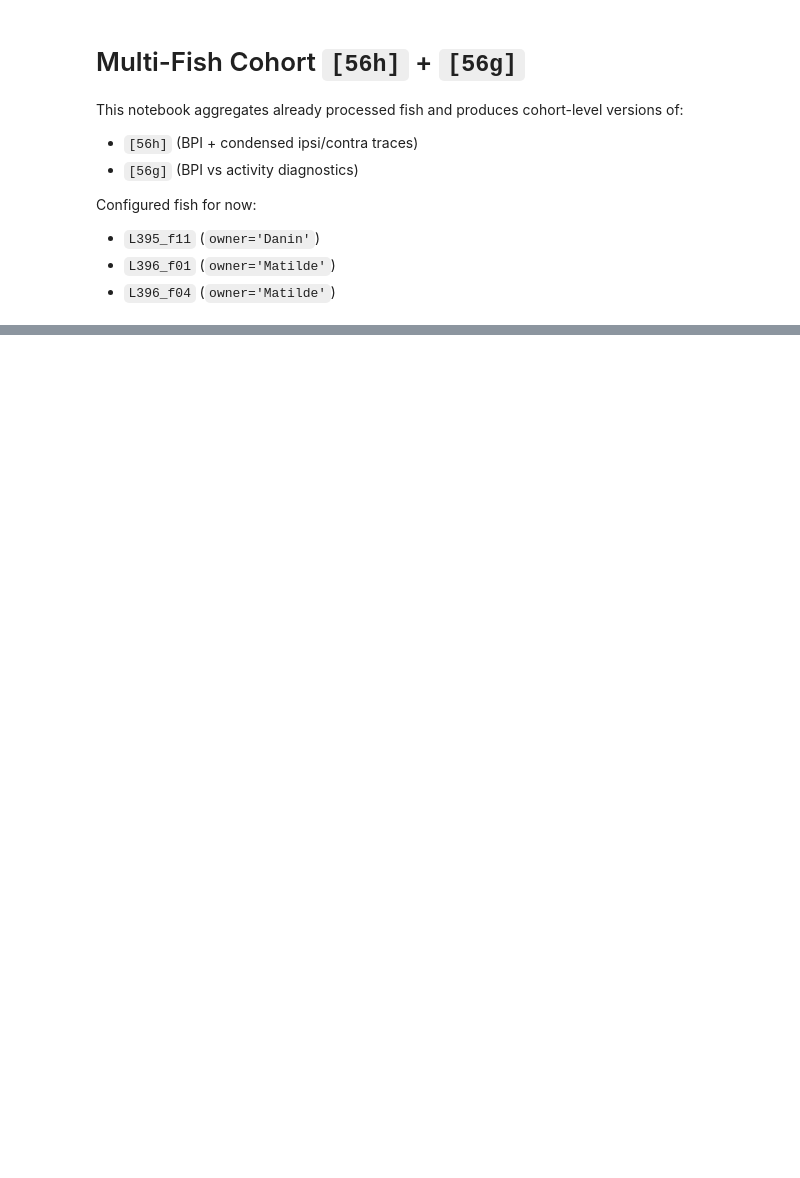
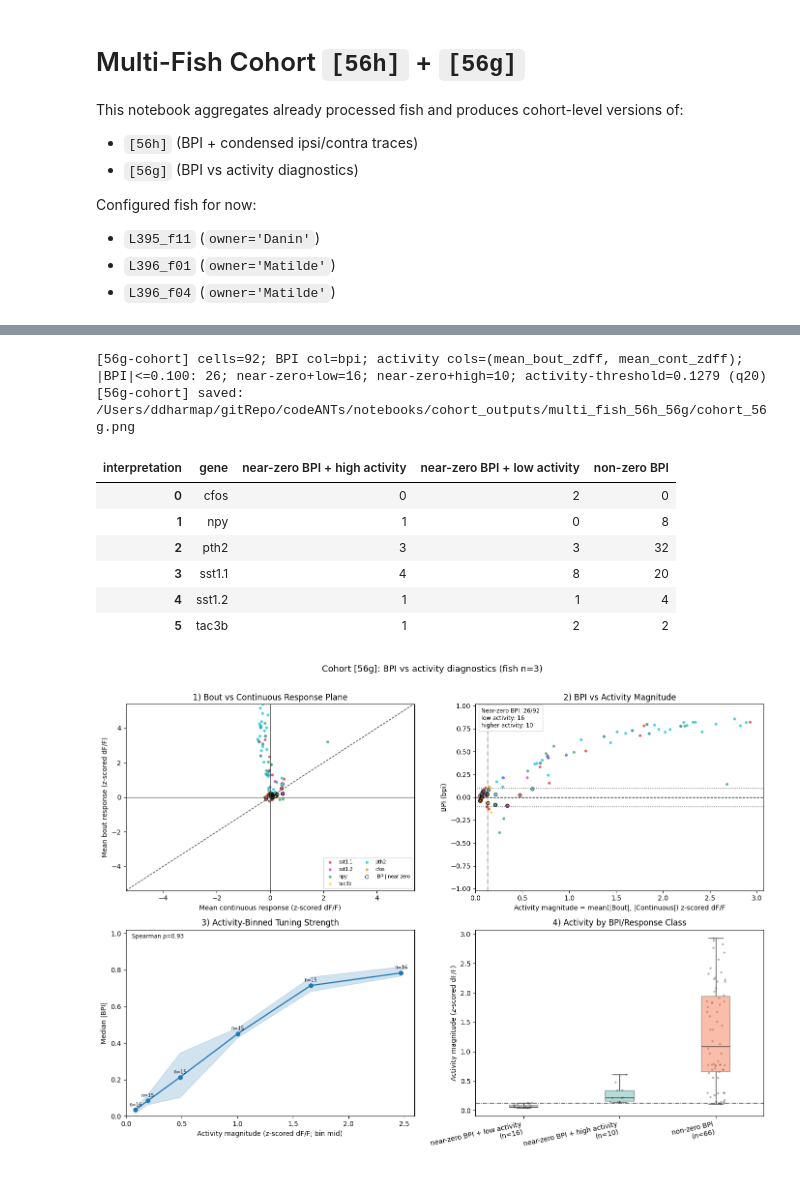
Before and after one commit to LarschLab/ddharmap-ANTs, a Jupyter notebook: notebooks/multi_fish_56h_56g.ipynb, the cells around one changed output, grey strips where cells are left out. Saved outputs shown, nothing was run; the diff lists cells and outputs as text; code cells hidden in the pictures; blank space fills up the shorter version.

```diff
--- a/notebooks/multi_fish_56h_56g.ipynb
+++ b/notebooks/multi_fish_56h_56g.ipynb
@@ -1474,5 +1736,14 @@ plt.show()
 # %%
 # [56g-cohort] Cohort BPI/activity diagnostics (2x2)
+if ("cohort_bpi_cells_df" not in globals()) or (globals().get("cohort_bpi_cells_df") is None) or globals()["cohort_bpi_cells_df"].empty:
+    load_cohort_outputs_from_disk(
+        COHORT_OUTDIR,
+        load_tables=True,
+        load_trace_cache=False,
+        overwrite_globals=False,
+        verbose=True,
+    )
+
 if "cohort_bpi_cells_df" not in globals() or globals().get("cohort_bpi_cells_df") is None or globals()["cohort_bpi_cells_df"].empty:
     raise RuntimeError("cohort_bpi_cells_df missing; run [cohort-build] first.")
 
@@ -1783,30 +2054,41 @@ else:
 n_fish_ok = int(globals()['cohort_fish_summary_df'].get('ok', pd.Series(dtype=bool)).sum())
 fig.suptitle(f'Cohort [56g]: BPI vs activity diagnostics (fish n={n_fish_ok})', fontsize=13)
 fig.tight_layout(rect=[0, 0, 1, 0.97])
 
 out_path = COHORT_OUTDIR / 'cohort_56g.png'
 fig.savefig(out_path, dpi=200, bbox_inches='tight')
 print(f"[56g-cohort] saved: {out_path}")
 
 globals()['cohort_bpi_activity_df'] = df.copy()
 globals()['cohort_bpi_activity_bins_df'] = binned_df.copy()
 globals()['FIG_56G_COHORT_LAST'] = fig
 try:
     fig.canvas.draw()
     globals()['FIG_56G_COHORT_RGBA'] = np.asarray(fig.canvas.buffer_rgba()).copy()
 except Exception:
     globals()['FIG_56G_COHORT_RGBA'] = None
 
 try:
     breakdown = (
         df.groupby(['gene', 'interpretation'])
         .size()
         .unstack(fill_value=0)
         .reset_index()
     )
     globals()['cohort_bpi_activity_breakdown_df'] = breakdown.copy()
     display(breakdown)
 except Exception:
     pass
 
 plt.show()
+# %% [output]
+[56g-cohort] cells=92; BPI col=bpi; activity cols=(mean_bout_zdff, mean_cont_zdff); |BPI|<=0.100: 26; near-zero+low=16; near-zero+high=10; activity-threshold=0.1279 (q20)
+[56g-cohort] saved: /Users/ddharmap/gitRepo/codeANTs/notebooks/cohort_outputs/multi_fish_56h_56g/cohort_56g.png
+| interpretation | gene | near-zero BPI + high activity | near-zero BPI + low activity | non-zero BPI |
+| 0 | cfos | 0 | 2 | 0 |
+| 1 | npy | 1 | 0 | 8 |
+| 2 | pth2 | 3 | 3 | 32 |
+| 3 | sst1.1 | 4 | 8 | 20 |
+| 4 | sst1.2 | 1 | 1 | 4 |
+| 5 | tac3b | 1 | 2 | 2 |
+[figure, added]
```
Also changed, not shown: parts of 3 cells of this notebook, 6 other files.
